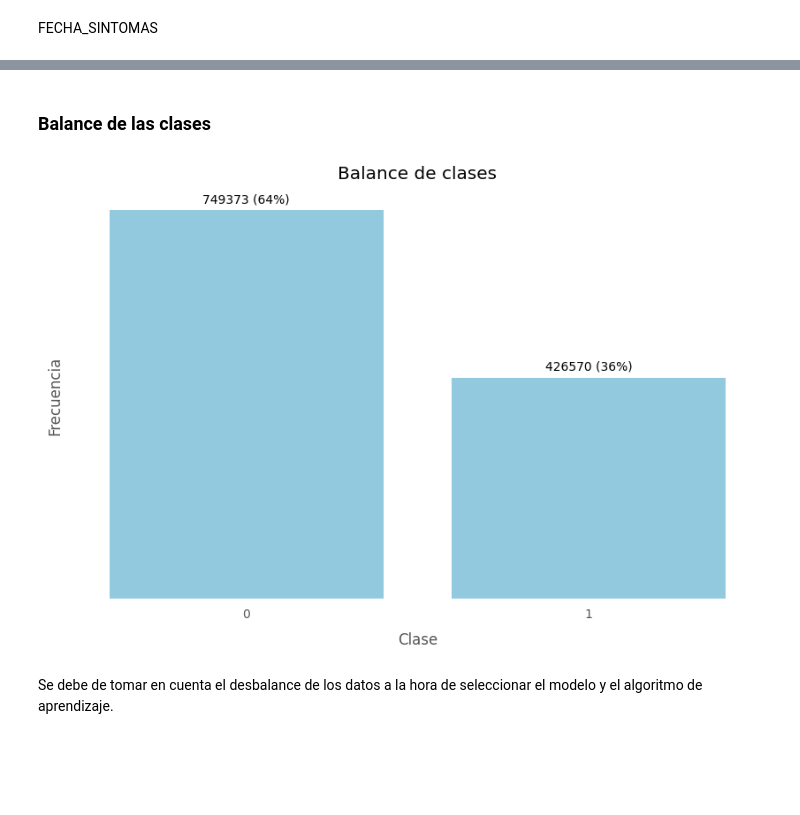
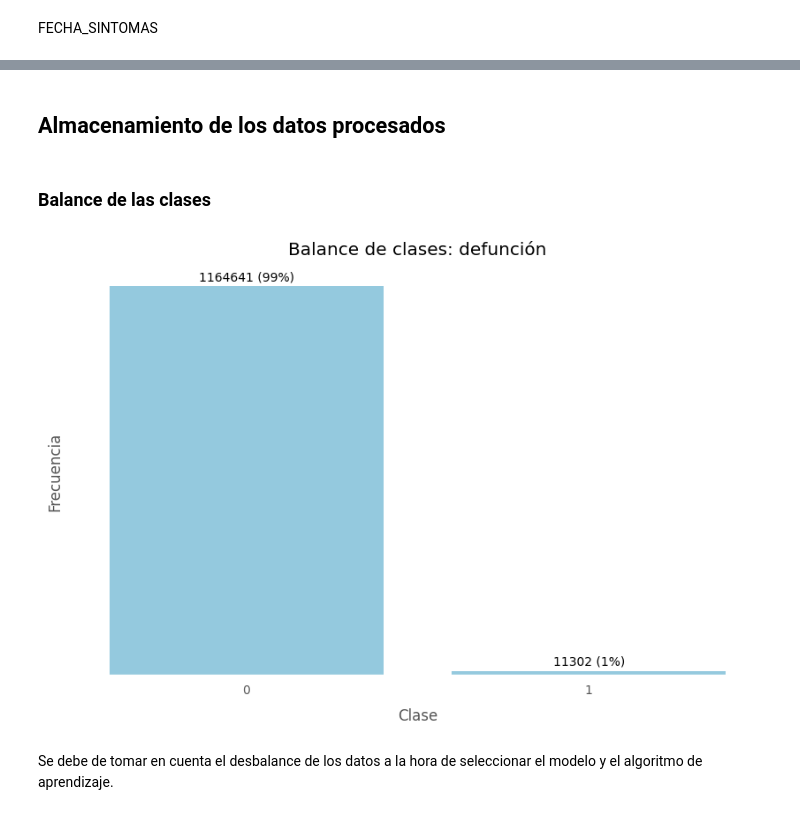
Before and after one commit to VesnaPivac/ML_COVID19-Mexico, a Jupyter notebook: src/features/build_features.ipynb, the cells around one changed output, grey strips where cells are left out. Saved outputs shown, nothing was run; the diff lists cells and outputs as text; code cells hidden in the pictures; blank space fills up the shorter version.

```diff
--- a/src/features/build_features.ipynb
+++ b/src/features/build_features.ipynb
@@ -312,0 +330,8 @@ nuevo_excel.save('../../references/processed/Catalogos.xlsx')
+# %%
+# Restamos 1 a los nuevos valores para que la codificación coincida con el mapeo {99:0, 98:-1, 97:-2}
+df_transformed['PAIS_NACIONALIDAD'] = df_transformed['PAIS_NACIONALIDAD'] - 1
+df_transformed['PAIS_ORIGEN'] = df_transformed['PAIS_ORIGEN'] - 1
+
+# Volvemos a restar 1 solo a los valores -1 para que la codificación coincida con el mapeo {99:0, 98:-1, 97:-2}
+df_transformed.loc[df_transformed['PAIS_NACIONALIDAD'] == -1, 'PAIS_NACIONALIDAD'] -= 1
+df_transformed.loc[df_transformed['PAIS_ORIGEN'] == -1, 'PAIS_ORIGEN'] -= 1
@@ -312,0 +409,3 @@ nuevo_excel.save('../../references/processed/Catalogos.xlsx')
+# %%
+# Mapear los valores 99 a 0
+df_transformed['MUNICIPIO_RES'].replace({999: 0}, inplace=True)
@@ -312,0 +437,11 @@ nuevo_excel.save('../../references/processed/Catalogos.xlsx')
+# %%
+# Lista para almacenar columnas con valores 97, 98, 99
+columnas_con_valores = []
+
+# Iteramos a lo largo de las columnas y evaluamos la condición
+for columna in df_transformed.drop(['PAIS_NACIONALIDAD', 'PAIS_ORIGEN', 'MUNICIPIO_RES', 'EDAD'], axis=1).columns:
+    if df_transformed[columna].isin([97, 98, 99]).any():
+        columnas_con_valores.append(columna)
+
+# Inspeccionar las columnas con valores 97, 98 y 99
+print(columnas_con_valores)
@@ -312,0 +452,5 @@ nuevo_excel.save('../../references/processed/Catalogos.xlsx')
+# %%
+# Mapear los valores 99 a 0, 98 a -1 y 97 a -2
+for columna in columnas_con_valores:
+    df_transformed[columna].replace({99:0, 98:-1, 97:-2}, inplace=True)
+    print(f"{columna}: {np.sort(df_transformed[columna].unique())}\n")
@@ -312,0 +515,2 @@ nuevo_excel.save('../../references/processed/Catalogos.xlsx')
+# %% [markdown]
+## Almacenamiento de los datos procesados
@@ -315,36 +529,36 @@ nuevo_excel.save('../../references/processed/Catalogos.xlsx')
 # %%
 # Customized style
 custom_style = {
     'axes.edgecolor': 'white',  # Axis layout color
     'axes.facecolor': 'white',  # Axias face color
     'grid.color': 'white',   # Grid lines color
 }
 
 plt.style.use('ggplot')  # Use ggplot as base
 plt.rcParams.update(custom_style)  # Apply syle
 
 # Gráfica de barras con seaborn
 plt.figure(figsize=(10, 6)) # Tamaño de la figura
-ax = sns.countplot(data=df_converted, x='CLASIFICACION_FINAL', color='skyblue') # Gráfica de barras
-plt.title('Balance de clases', pad=10) # Título del gráfico
+ax = sns.countplot(data=df_transformed, x='DEFUNCION', color='skyblue') # Gráfica de barras
+plt.title('Balance de clases: defunción', pad=10) # Título del gráfico
 plt.xlabel('Clase', labelpad=10) # Etiqueta del eje x
 plt.ylabel('Frecuencia', labelpad=10) # Etiqueta del eje y
 
 # Desactivar las marcas en el eje x
 plt.tick_params(axis='x', which='both', bottom=False, top=False)
 
 # Eliminar los valores del eje y
 ax.set_yticks([])
 
 # Anotar los valores de cada barra
 for p in ax.patches:
-    ax.annotate(f'{int(p.get_height())} ({round(p.get_height()/len(df_converted) *100)}%)', (p.get_x() + p.get_width() / 2., p.get_height() + 10000),
+    ax.annotate(f'{int(p.get_height())} ({round(p.get_height()/len(df_transformed) *100)}%)', (p.get_x() + p.get_width() / 2., p.get_height() + 10000),
                 ha='center', va='center', fontsize=10, color='black', xytext=(0, 5),
                 textcoords='offset points')
 
 plt.show() # Mostrar gráfico
 # %% [output]
-[figure, old version]
+[figure, new version]
 # %% [markdown]
 Se debe de tomar en cuenta el desbalance de los datos a la hora de seleccionar el modelo y el algoritmo de aprendizaje.
 # %% [markdown]
```
Also changed, not shown: parts of 73 cells of this notebook.
